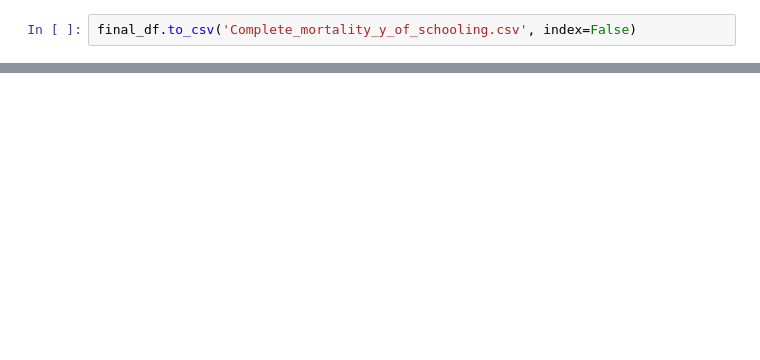
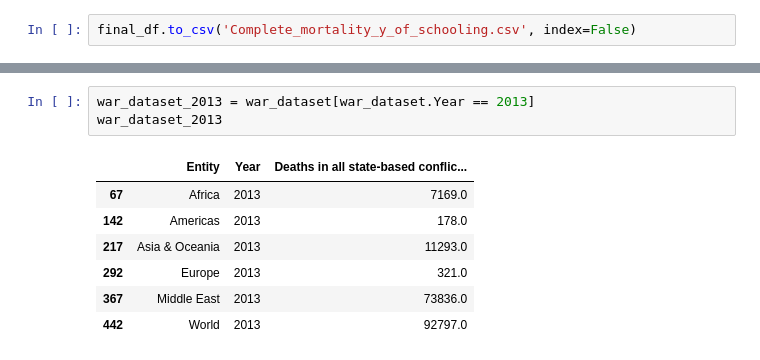
Before and after one commit to oludovisi/DSF_Final, a Jupyter notebook: DSF_Final_Project.ipynb, the cells around one changed output, grey strips where cells are left out. Drawn from its saved outputs; the diff is of its cells as text; blank space fills up the shorter version.

```diff
--- a/DSF_Final_Project.ipynb
+++ b/DSF_Final_Project.ipynb
@@ -230,0 +277,11 @@ final_df.to_csv('Complete_mortality_y_of_schooling.csv', index=False)
+# %%
+war_dataset_2013 = war_dataset[war_dataset.Year == 2013]
+war_dataset_2013
+# %% [output]
+|  | Entity | Year | Deaths in all state-based conflic... |
+| 67 | Africa | 2013 | 7169.0 |
+| 142 | Americas | 2013 | 178.0 |
+| 217 | Asia & Oceania | 2013 | 11293.0 |
+| 292 | Europe | 2013 | 321.0 |
+| 367 | Middle East | 2013 | 73836.0 |
+| 442 | World | 2013 | 92797.0 |
```
Also changed, not shown: parts of 6 cells of this notebook, 2 other files.
